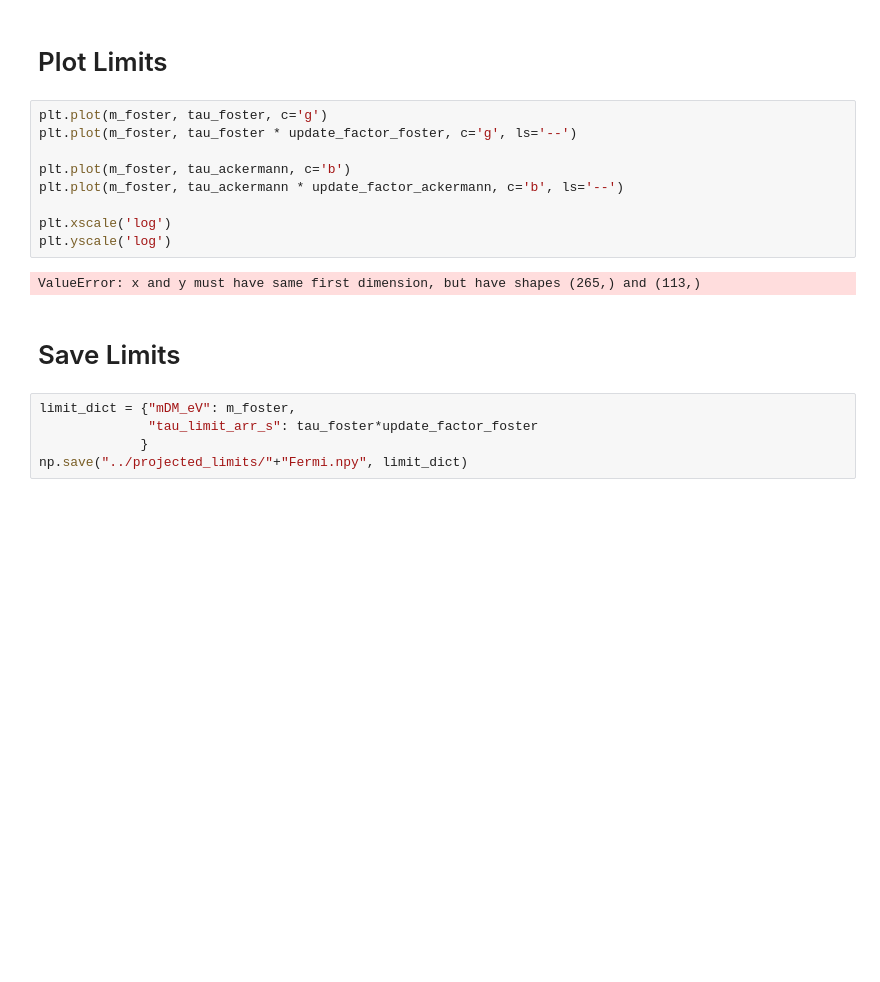
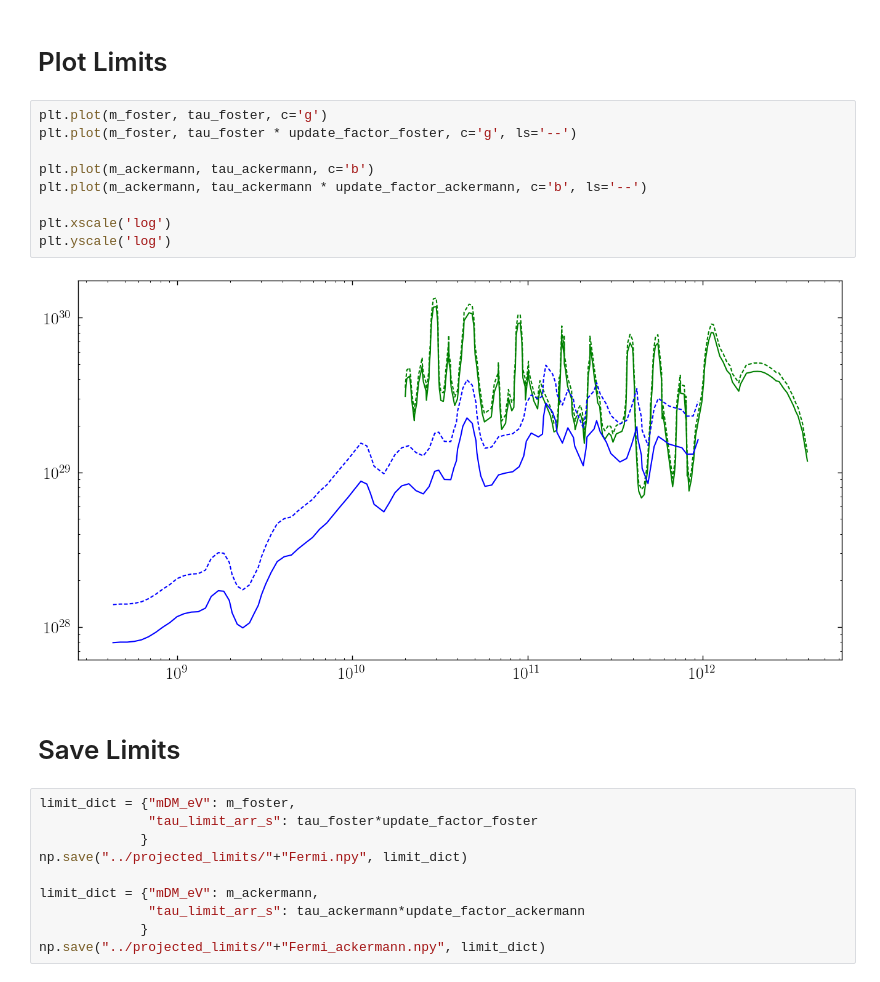
Before and after one commit to joshua-benabou/Mega_Decaying_DM_Milkyway_Analysis, a Jupyter notebook: jupyter/Fermi.ipynb, the cells around one changed output. Drawn from its saved outputs; the diff is of its cells as text; blank space fills up the shorter version.

Commit message:
Updated Fermi notebook

```diff
--- a/jupyter/Fermi.ipynb
+++ b/jupyter/Fermi.ipynb
@@ -118,14 +118,14 @@ update_factor_ackermann = np.sqrt((5.8 + 12.2) / 5.8)
 # %%
 plt.plot(m_foster, tau_foster, c='g')
 plt.plot(m_foster, tau_foster * update_factor_foster, c='g', ls='--')
 
-plt.plot(m_foster, tau_ackermann, c='b')
-plt.plot(m_foster, tau_ackermann * update_factor_ackermann, c='b', ls='--')
+plt.plot(m_ackermann, tau_ackermann, c='b')
+plt.plot(m_ackermann, tau_ackermann * update_factor_ackermann, c='b', ls='--')
 
 plt.xscale('log')
 plt.yscale('log')
 # %% [output]
-ValueError: x and y must have same first dimension, but have shapes (265,) and (113,)
+[figure, added]
 # %% [markdown]
 # Save Limits
 # %%
@@ -133,3 +133,8 @@ limit_dict = {"mDM_eV": m_foster,
               "tau_limit_arr_s": tau_foster*update_factor_foster
              }
 np.save("../projected_limits/"+"Fermi.npy", limit_dict)
+
+limit_dict = {"mDM_eV": m_ackermann,
+              "tau_limit_arr_s": tau_ackermann*update_factor_ackermann
+             }
+np.save("../projected_limits/"+"Fermi_ackermann.npy", limit_dict)
```
